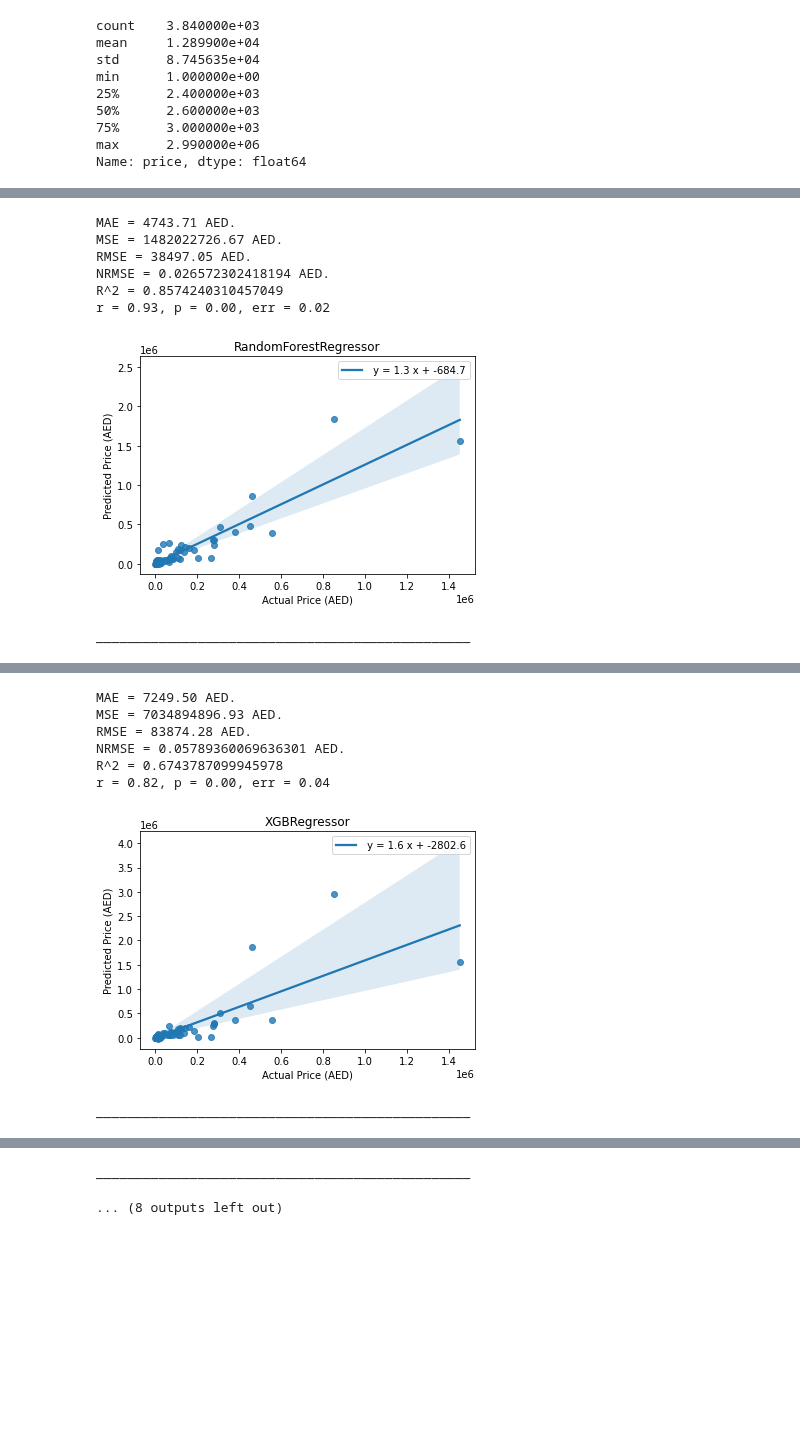
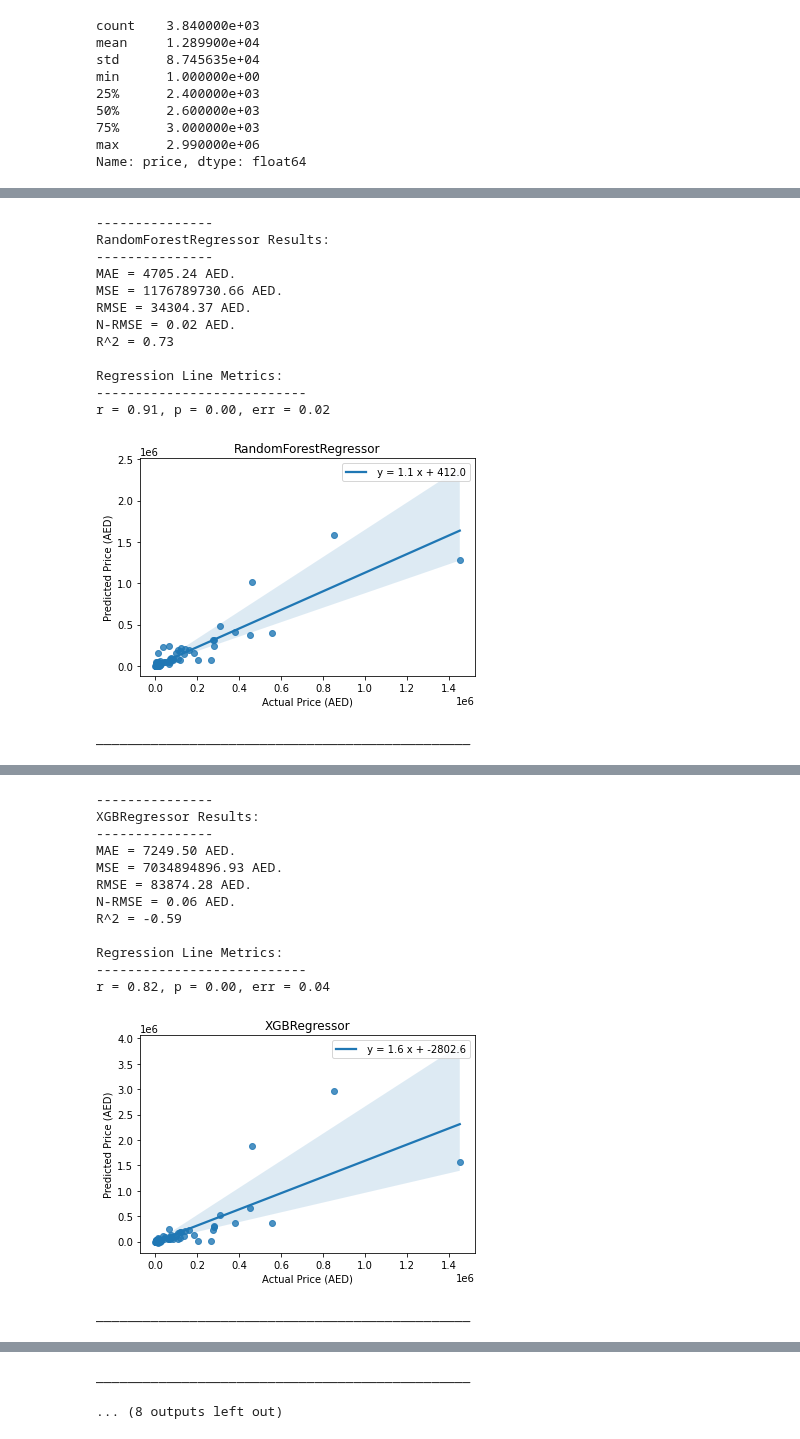
Before and after one commit to FardinAhsan146/DXB-Numberplate-Price-Predictor, a Jupyter notebook: preeliminary_ml.ipynb, the cells around one changed output, grey strips where cells are left out. Cells and saved outputs as stored; diff of their text form; code cells hidden in the pictures; blank space fills up the shorter version.

```diff
--- a/preeliminary_ml.ipynb
+++ b/preeliminary_ml.ipynb
@@ -97,25 +122,41 @@ max      2.990000e+06
 Name: price, dtype: float64
 # %%
 for model in models:
-    test(model)
+    regression_eval_nonnn(model,
+                          train_X,
+                          train_y,
+                          val_X,
+                          val_y)
     print('________________________________________________')
 # %% [output]
 [interactive output not drawn]
-MAE = 4743.71 AED.
-MSE = 1482022726.67 AED.
-RMSE = 38497.05 AED.
-NRMSE = 0.026572302418194 AED.
-R^2 = 0.8574240310457049
-r = 0.93, p = 0.00, err = 0.02
+---------------
+RandomForestRegressor Results:
+---------------
+MAE = 4705.24 AED.
+MSE = 1176789730.66 AED.
+RMSE = 34304.37 AED.
+N-RMSE = 0.02 AED.
+R^2 = 0.73
+
+Regression Line Metrics:
+---------------------------
+r = 0.91, p = 0.00, err = 0.02
-[figure, old version]
+[figure, new version]
 ________________________________________________
 [interactive output not drawn]
+---------------
+XGBRegressor Results:
+---------------
 MAE = 7249.50 AED.
 MSE = 7034894896.93 AED.
 RMSE = 83874.28 AED.
-NRMSE = 0.05789360069636301 AED.
-R^2 = 0.6743787099945978
+N-RMSE = 0.06 AED.
+R^2 = -0.59
+
+Regression Line Metrics:
+---------------------------
 r = 0.82, p = 0.00, err = 0.04
-[figure, old version]
+[figure, new version]
 ________________________________________________
 [interactive output not drawn]
```
Also changed, not shown: parts of 5 cells of this notebook.
